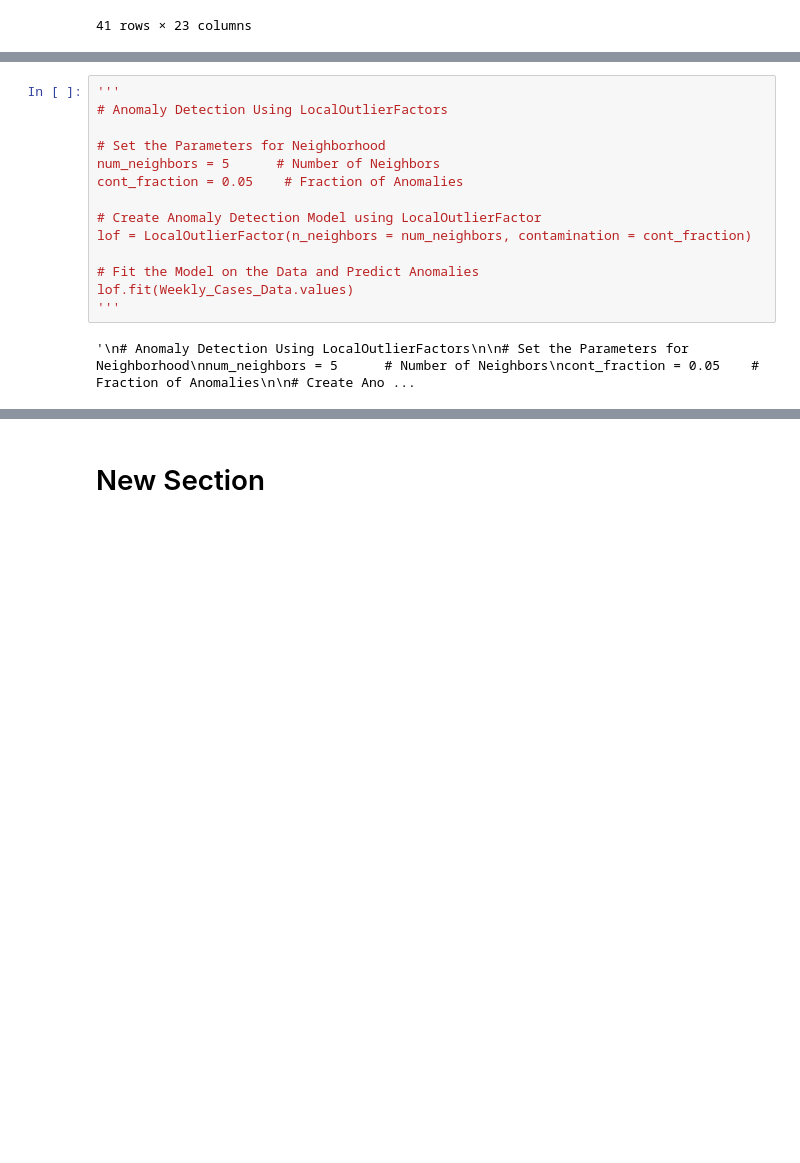
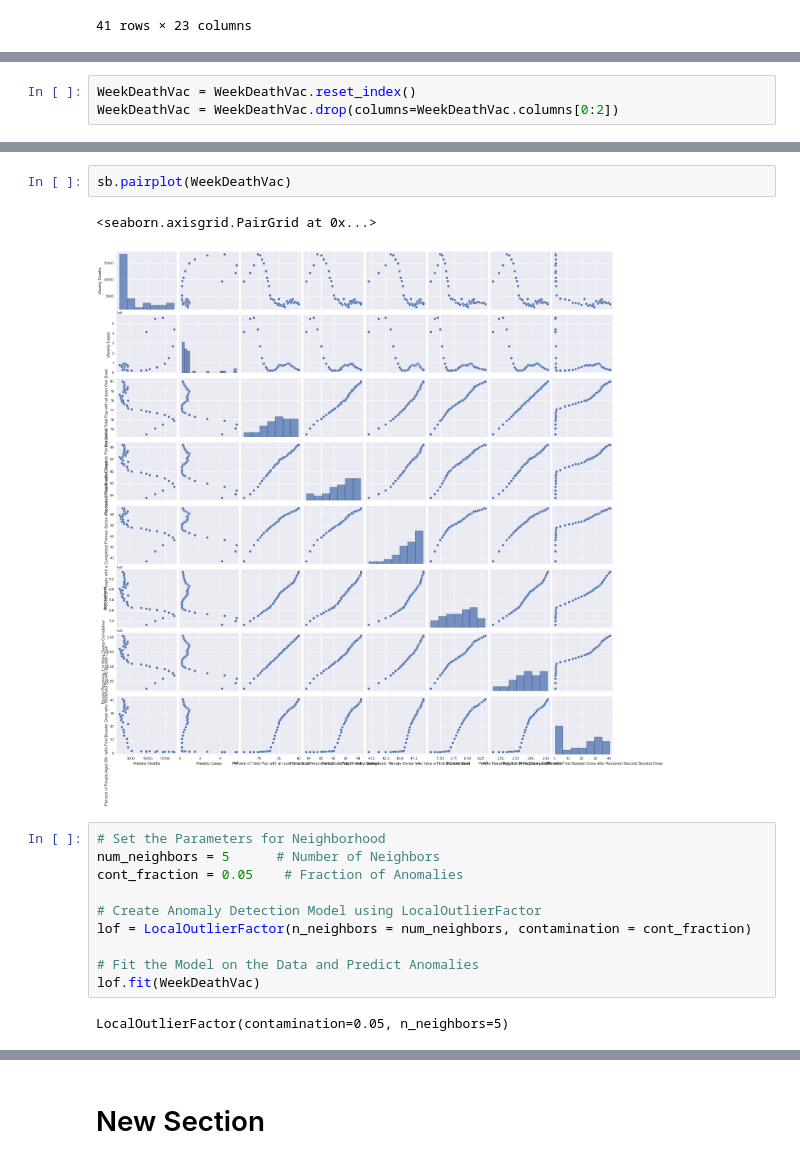
Before and after one commit to Lester0142/Covid_Data_Analysis, a Jupyter notebook: DSAI_Project_22s1.ipynb, the cells around one changed output, grey strips where cells are left out. Drawn from its saved outputs; the diff is of its cells as text; blank space fills up the shorter version.

```diff
--- a/DSAI_Project_22s1.ipynb
+++ b/DSAI_Project_22s1.ipynb
@@ -324,0 +358,3 @@ FinalDF
+# %%
+WeekDeathVac = WeekDeathVac.reset_index()
+WeekDeathVac = WeekDeathVac.drop(columns=WeekDeathVac.columns[0:2])
@@ -325,7 +381,9 @@ FinalDF
+# %%
+sb.pairplot(WeekDeathVac)
+# %% [output]
+<seaborn.axisgrid.PairGrid at 0x...>
+[figure, added]
 # %%
-'''
-# Anomaly Detection Using LocalOutlierFactors
-
 # Set the Parameters for Neighborhood
 num_neighbors = 5      # Number of Neighbors
 cont_fraction = 0.05    # Fraction of Anomalies
@@ -334,7 +392,6 @@ cont_fraction = 0.05    # Fraction of Anomalies
 lof = LocalOutlierFactor(n_neighbors = num_neighbors, contamination = cont_fraction)
 
 # Fit the Model on the Data and Predict Anomalies
-lof.fit(Weekly_Cases_Data.values)
-'''
+lof.fit(WeekDeathVac)
 # %% [output]
-'\n# Anomaly Detection Using LocalOutlierFactors\n\n# Set the Parameters for Neighborhood\nnum_neighbors = 5      # Number of Neighbors\ncont_fraction = 0.05    # Fraction of Anomalies\n\n# Create Ano ...
+LocalOutlierFactor(contamination=0.05, n_neighbors=5)
```
Also changed, not shown: parts of 6 cells of this notebook.
